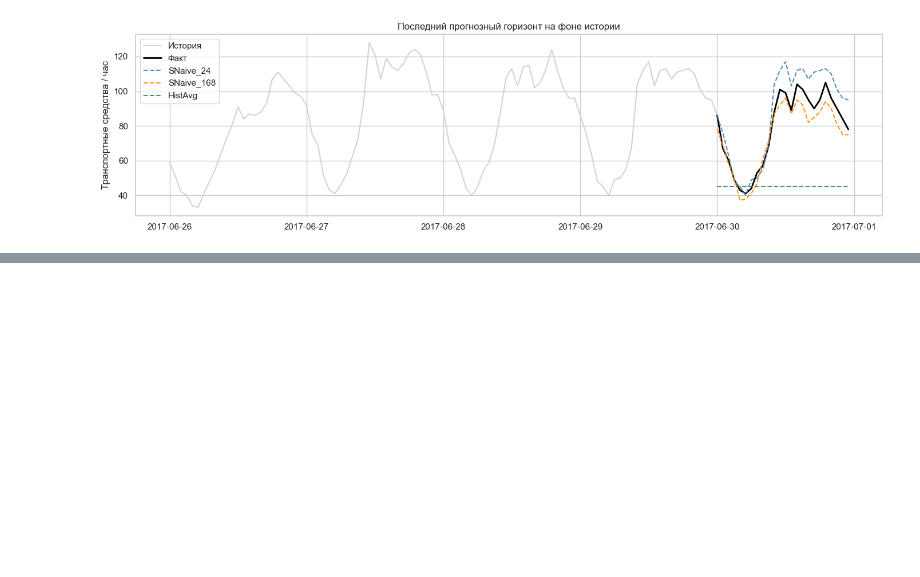
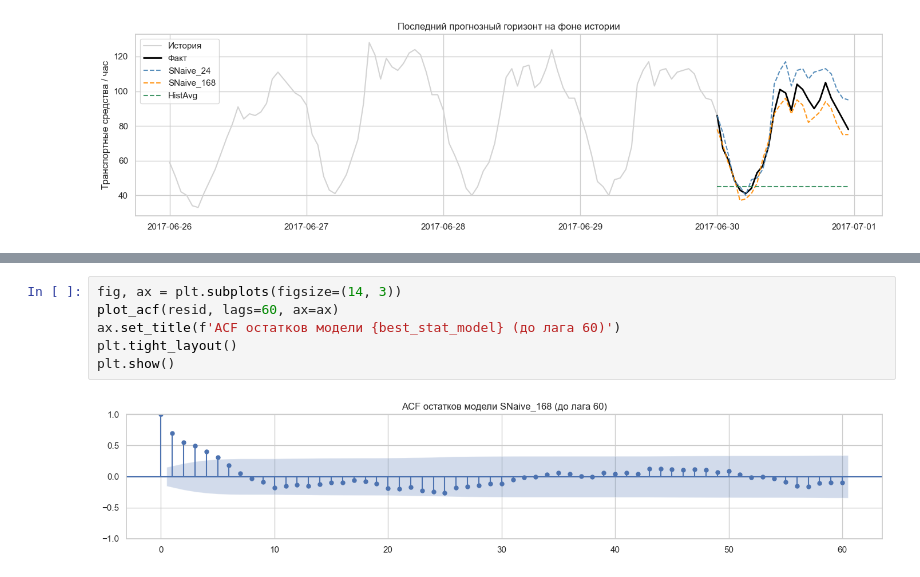
Before and after one commit to AinurGalimzyanov/TrafficForecasting, a Jupyter notebook: notebooks/analysis.ipynb, the cells around one changed output, grey strips where cells are left out. Drawn from its saved outputs; the diff is of its cells as text; blank space fills up the shorter version.

```diff
--- a/notebooks/analysis.ipynb
+++ b/notebooks/analysis.ipynb
@@ -500,0 +654,8 @@ plt.show()
+# %%
+fig, ax = plt.subplots(figsize=(14, 3))
+plot_acf(resid, lags=60, ax=ax)
+ax.set_title(f'ACF остатков модели {best_stat_model} (до лага 60)')
+plt.tight_layout()
+plt.show()
+# %% [output]
+[figure, added]
```
Also changed, not shown: parts of 13 cells of this notebook.
